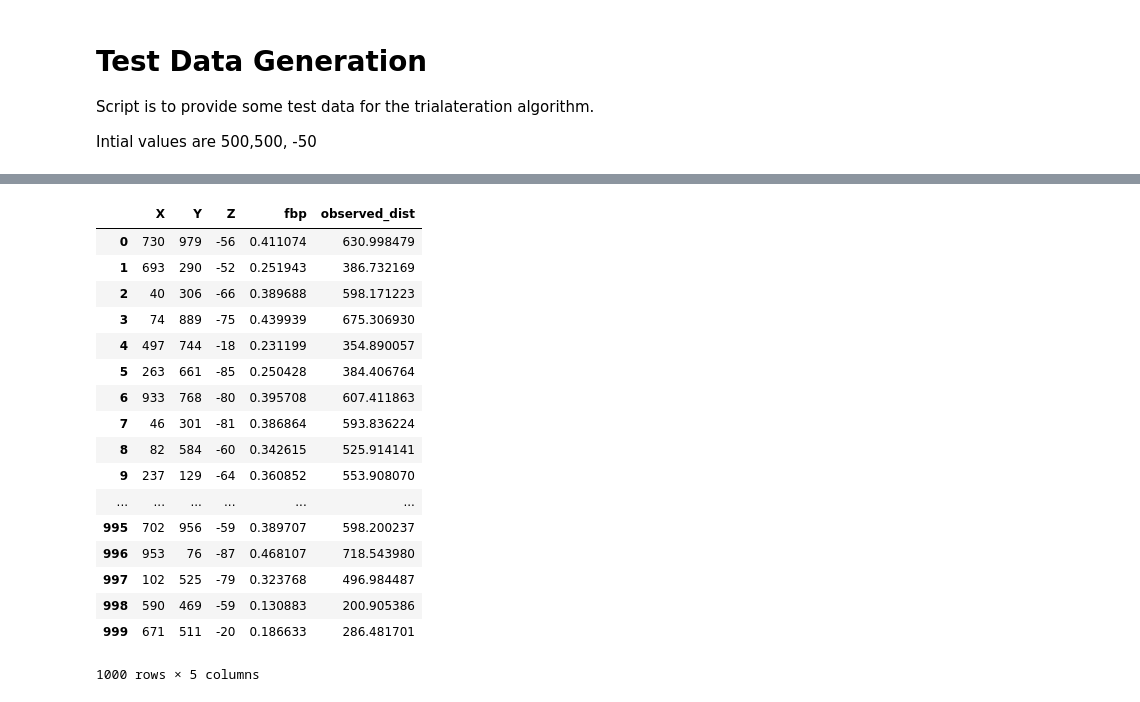
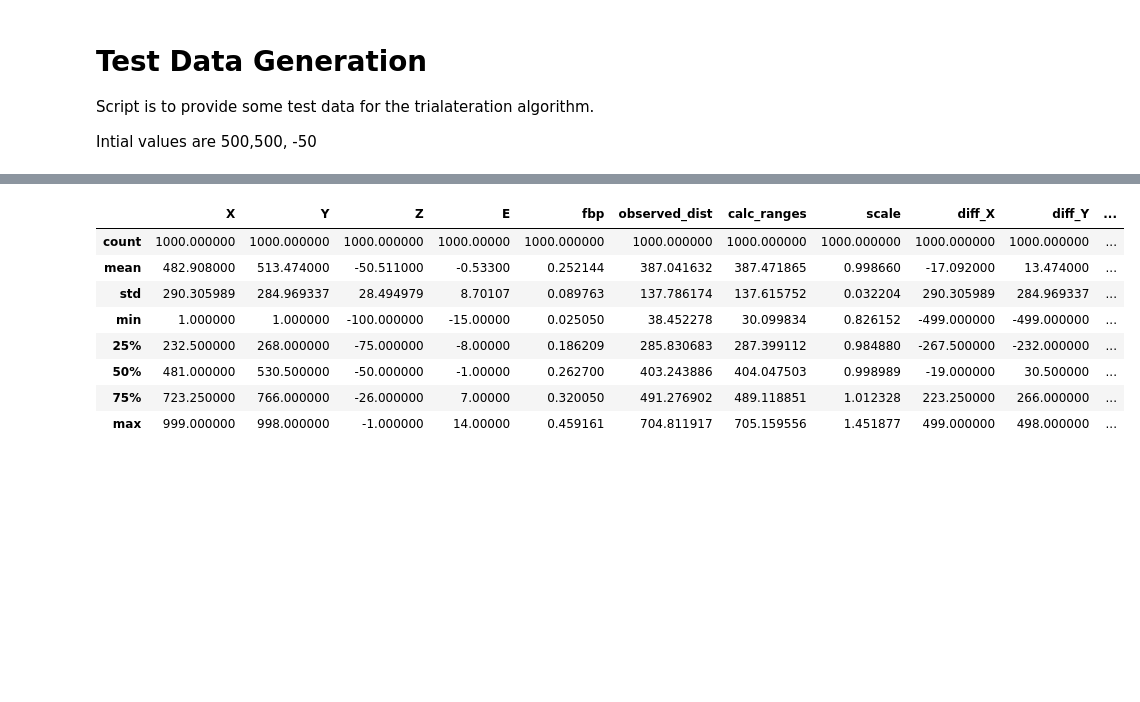
Before and after one commit to madfolio/Least-Squares-Trilateration, a Jupyter notebook: Initial Points In Pandas.ipynb, the cells around one changed output, grey strips where cells are left out. Drawn from its saved outputs; the diff is of its cells as text; code cells hidden in the pictures; blank space fills up the shorter version.

```diff
--- a/Initial Points In Pandas.ipynb
+++ b/Initial Points In Pandas.ipynb
@@ -11,9 +11,8 @@ import numpy as np
 dataX = pd.DataFrame(np.random.randint(0,1000,size=(1000,1)), columns=list('X'))
 dataY = pd.DataFrame(np.random.randint(0,1000,size=(1000,1)), columns=list('Y'))
 dataZ = pd.DataFrame(np.random.randint(-100,0,size=(1000,1)), columns=list('Z'))
-
-data = pd.concat([dataX, dataY, dataZ], axis=1, sort=False)
-
+error = pd.DataFrame(np.random.randint(-15,15,size=(1000,1)), columns=list('E'))
+data = pd.concat([dataX, dataY, dataZ, error], axis=1, sort=False)
 
 #intial values
 Xi=500
@@ -23,10 +22,34 @@ Si=1535
 
 
 #distances to intial point with error
-data['fbp'] = (((data['X']-Xi)**2 + (data['Y']-Yi)**2 + (data['Z']-Zi)**2)**0.5 + np.random.randint(-100,100))/(Si+np.random.randint(-5,5))
+data['fbp'] = ((((data['X']-Xi)**2 + (data['Y']-Yi)**2 + (data['Z']-Zi)**2)**0.5)+(data['E']))/(Si + data['E'])
 
 #calculate the observed distance
 data['observed_dist']=(data['fbp']*Si)
 
+#calculated ranges
+data['calc_ranges']=((data['X']-Xi)**2 + (data['Y']-Yi)**2 + (data['Z']-Zi)**2)**0.5
 
-(((data['X']-X)**2 + (data['Y']-Yi)**2 + (data['Z']-Zi)**2)**0.5)-data['observed_distance']
+#scaling
+data['scale']=data['observed_dist']/data['calc_ranges']
+
+#diffs
+data['diff_X']= data['X']-Xi
+data['diff_Y']= data['Y']-Yi
+data['diff_Z']= data['Z']-Zi
+
+#scaling
+data['diff_X_scaled']= (data['X']-Xi)*data['scale']
+data['diff_Y_scaled']= (data['Y']-Yi)*data['scale']
+data['diff_Z_scaled']= (data['Z']-Zi)*data['scale']
+
+#Final
+data['final_X']= -data['diff_X_scaled']+data['X']
+data['final_Y']= -data['diff_Y_scaled']+data['Y']
+data['final_Z']= -data['diff_Z_scaled']+data['Z']
+
+#Final_Diff
+data['final_diff']=((data['final_X']-Xi)**2 + (data['final_Y']-Yi)**2 + (data['final_Z']-Zi)**2)**0.5
+
+
+data
@@ -33,21 +75,12 @@ data['observed_dist']=(data['fbp']*Si)
 # %%
-data
+data.describe()
 # %% [output]
-|  | X | Y | Z | fbp | observed_dist |
-| 0 | 730 | 979 | -56 | 0.411074 | 630.998479 |
-| 1 | 693 | 290 | -52 | 0.251943 | 386.732169 |
-| 2 | 40 | 306 | -66 | 0.389688 | 598.171223 |
-| 3 | 74 | 889 | -75 | 0.439939 | 675.306930 |
-| 4 | 497 | 744 | -18 | 0.231199 | 354.890057 |
-| 5 | 263 | 661 | -85 | 0.250428 | 384.406764 |
-| 6 | 933 | 768 | -80 | 0.395708 | 607.411863 |
-| 7 | 46 | 301 | -81 | 0.386864 | 593.836224 |
-| 8 | 82 | 584 | -60 | 0.342615 | 525.914141 |
-| 9 | 237 | 129 | -64 | 0.360852 | 553.908070 |
-| ... | ... | ... | ... | ... | ... |
-| 995 | 702 | 956 | -59 | 0.389707 | 598.200237 |
-| 996 | 953 | 76 | -87 | 0.468107 | 718.543980 |
-| 997 | 102 | 525 | -79 | 0.323768 | 496.984487 |
-| 998 | 590 | 469 | -59 | 0.130883 | 200.905386 |
-| 999 | 671 | 511 | -20 | 0.186633 | 286.481701 |
+|  | X | Y | Z | E | fbp | observed_dist | calc_ranges | scale | diff_X | diff_Y | ... |
+| count | 1000.000000 | 1000.000000 | 1000.000000 | 1000.00000 | 1000.000000 | 1000.000000 | 1000.000000 | 1000.000000 | 1000.000000 | 1000.000000 | ... |
+| mean | 482.908000 | 513.474000 | -50.511000 | -0.53300 | 0.252144 | 387.041632 | 387.471865 | 0.998660 | -17.092000 | 13.474000 | ... |
+| std | 290.305989 | 284.969337 | 28.494979 | 8.70107 | 0.089763 | 137.786174 | 137.615752 | 0.032204 | 290.305989 | 284.969337 | ... |
+| min | 1.000000 | 1.000000 | -100.000000 | -15.00000 | 0.025050 | 38.452278 | 30.099834 | 0.826152 | -499.000000 | -499.000000 | ... |
+| 25% | 232.500000 | 268.000000 | -75.000000 | -8.00000 | 0.186209 | 285.830683 | 287.399112 | 0.984880 | -267.500000 | -232.000000 | ... |
+| 50% | 481.000000 | 530.500000 | -50.000000 | -1.00000 | 0.262700 | 403.243886 | 404.047503 | 0.998989 | -19.000000 | 30.500000 | ... |
+| 75% | 723.250000 | 766.000000 | -26.000000 | 7.00000 | 0.320050 | 491.276902 | 489.118851 | 1.012328 | 223.250000 | 266.000000 | ... |
+| max | 999.000000 | 998.000000 | -1.000000 | 14.00000 | 0.459161 | 704.811917 | 705.159556 | 1.451877 | 499.000000 | 498.000000 | ... |
-1000 rows × 5 columns
```
Also changed, not shown: parts of 2 cells of this notebook.
